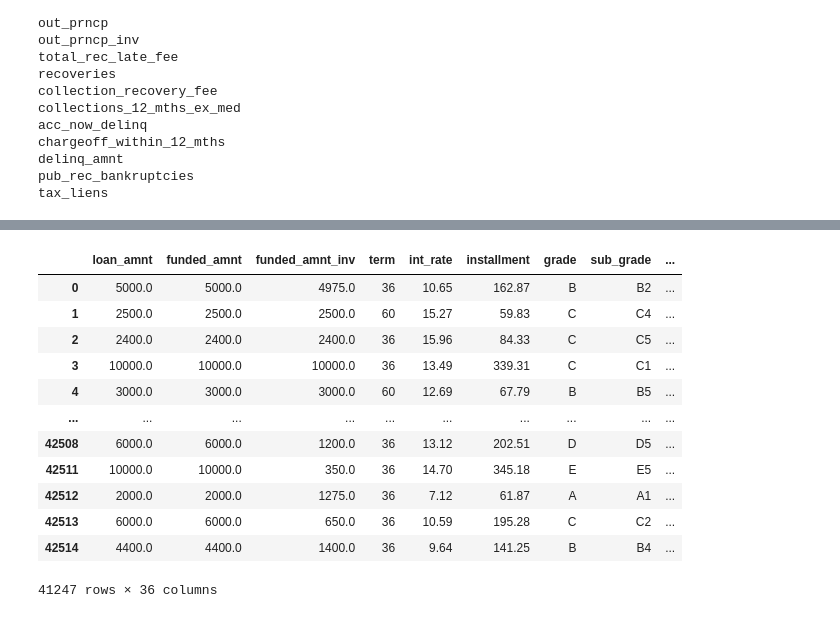
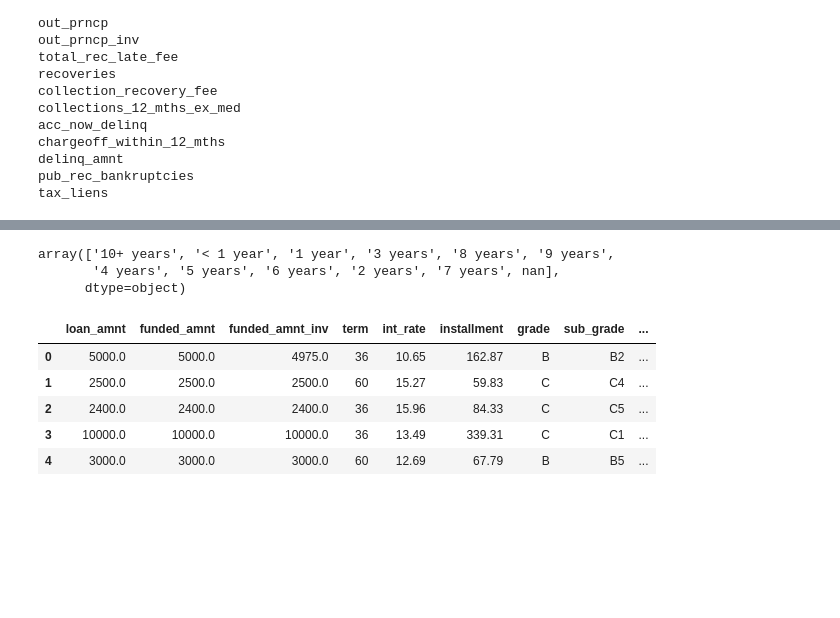
Before and after one commit to shayekh00/Loan-Defaulter, a Jupyter notebook: Loan_Defaulter.ipynb, the cells around one changed output, grey strips where cells are left out. Drawn from its saved outputs; the diff is of its cells as text; code cells hidden in the pictures; blank space fills up the shorter version.

```diff
--- a/Loan_Defaulter.ipynb
+++ b/Loan_Defaulter.ipynb
@@ -93,16 +80,44 @@ for col in coloumn_names:
+# %%
+#Converting a column from a string to float then filling null values with mean
+
+Null_dropped_dataset['revol_util'] = pd.to_numeric(Null_dropped_dataset['revol_util'], downcast="float")
+Null_dropped_dataset['revol_util'].fillna(Null_dropped_dataset['revol_util'].mean(), inplace=True)
+# %%
+#Dropping a column because date probably doesnt matter
+Null_dropped_dataset=Null_dropped_dataset.drop(columns=['last_pymnt_d'])
+# %%
+#Dropping a column because title contains irrevannt information
+Null_dropped_dataset=Null_dropped_dataset.drop(columns=['title'])
+# %%
+#lissst= Null_dropped_dataset[Null_dropped_dataset['emp_length'].isnull()].index.tolist()
+Null_dropped_dataset['emp_length'].unique()
+# %% [output]
+array(['10+ years', '< 1 year', '1 year', '3 years', '8 years', '9 years',
+       '4 years', '5 years', '6 years', '2 years', '7 years', nan],
+      dtype=object)
+# %%
+#Label Encoding
+mapping = {
+        '< 1 year':1,
+        '1 year':1,
+        '2 years':2,
+        '3 years':4,
+        '4 years':4,
+
+        '5 years':4,
+        '8 years':5,
+        '6 years':5,
+        '7 years':5,
+        '10+ years':5,
+    }
+
+Null_dropped_dataset['emp_length']=Null_dropped_dataset['emp_length'].replace(mapping)
 # %%
-Null_dropped_dataset
+Null_dropped_dataset.head()
 # %% [output]
 |  | loan_amnt | funded_amnt | funded_amnt_inv | term | int_rate | installment | grade | sub_grade | ... |
 | 0 | 5000.0 | 5000.0 | 4975.0 | 36 | 10.65 | 162.87 | B | B2 | ... |
 | 1 | 2500.0 | 2500.0 | 2500.0 | 60 | 15.27 | 59.83 | C | C4 | ... |
 | 2 | 2400.0 | 2400.0 | 2400.0 | 36 | 15.96 | 84.33 | C | C5 | ... |
 | 3 | 10000.0 | 10000.0 | 10000.0 | 36 | 13.49 | 339.31 | C | C1 | ... |
 | 4 | 3000.0 | 3000.0 | 3000.0 | 60 | 12.69 | 67.79 | B | B5 | ... |
-| ... | ... | ... | ... | ... | ... | ... | ... | ... | ... |
-| 42508 | 6000.0 | 6000.0 | 1200.0 | 36 | 13.12 | 202.51 | D | D5 | ... |
-| 42511 | 10000.0 | 10000.0 | 350.0 | 36 | 14.70 | 345.18 | E | E5 | ... |
-| 42512 | 2000.0 | 2000.0 | 1275.0 | 36 | 7.12 | 61.87 | A | A1 | ... |
-| 42513 | 6000.0 | 6000.0 | 650.0 | 36 | 10.59 | 195.28 | C | C2 | ... |
-| 42514 | 4400.0 | 4400.0 | 1400.0 | 36 | 9.64 | 141.25 | B | B4 | ... |
-41247 rows × 36 columns
```
Also changed, not shown: parts of 25 cells of this notebook.
